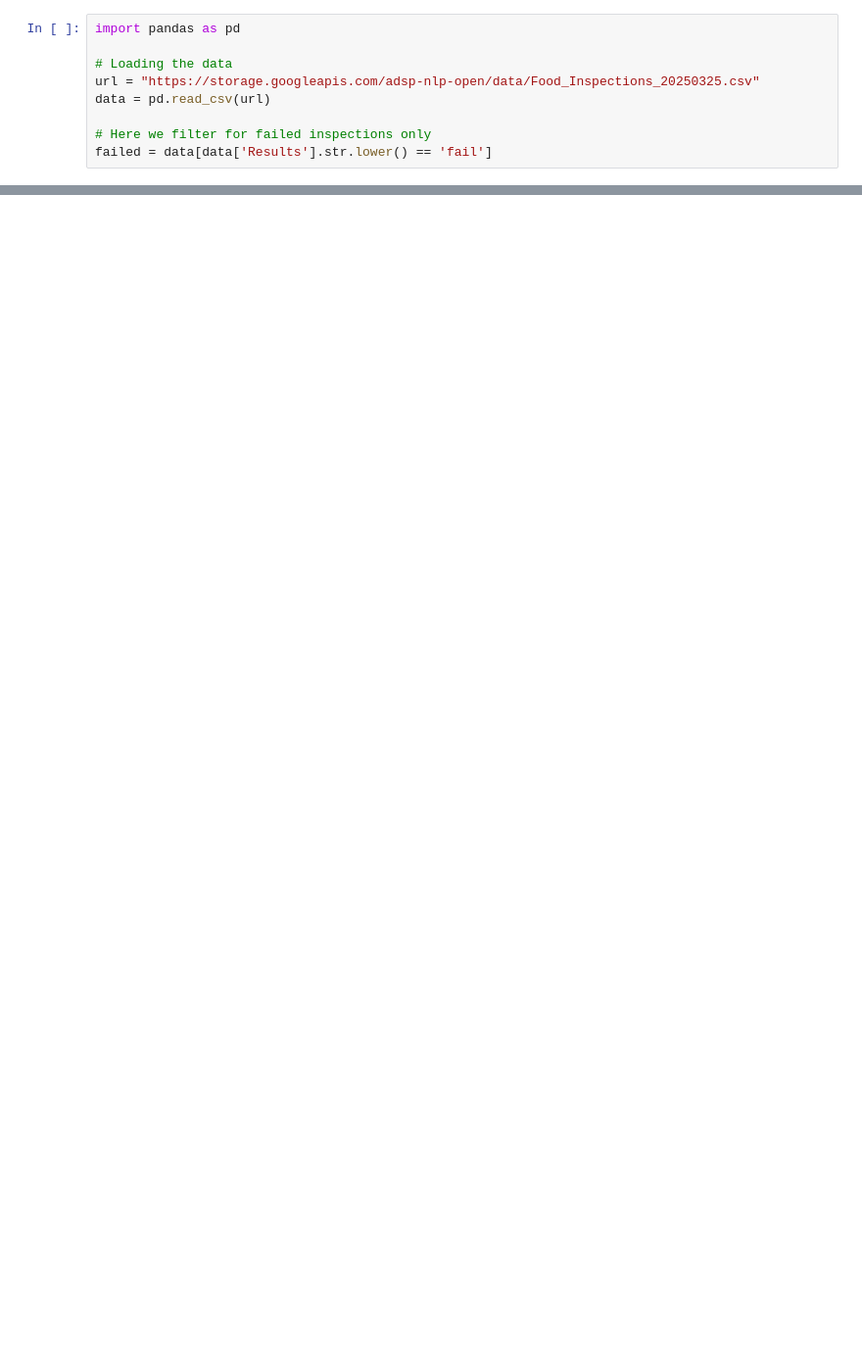
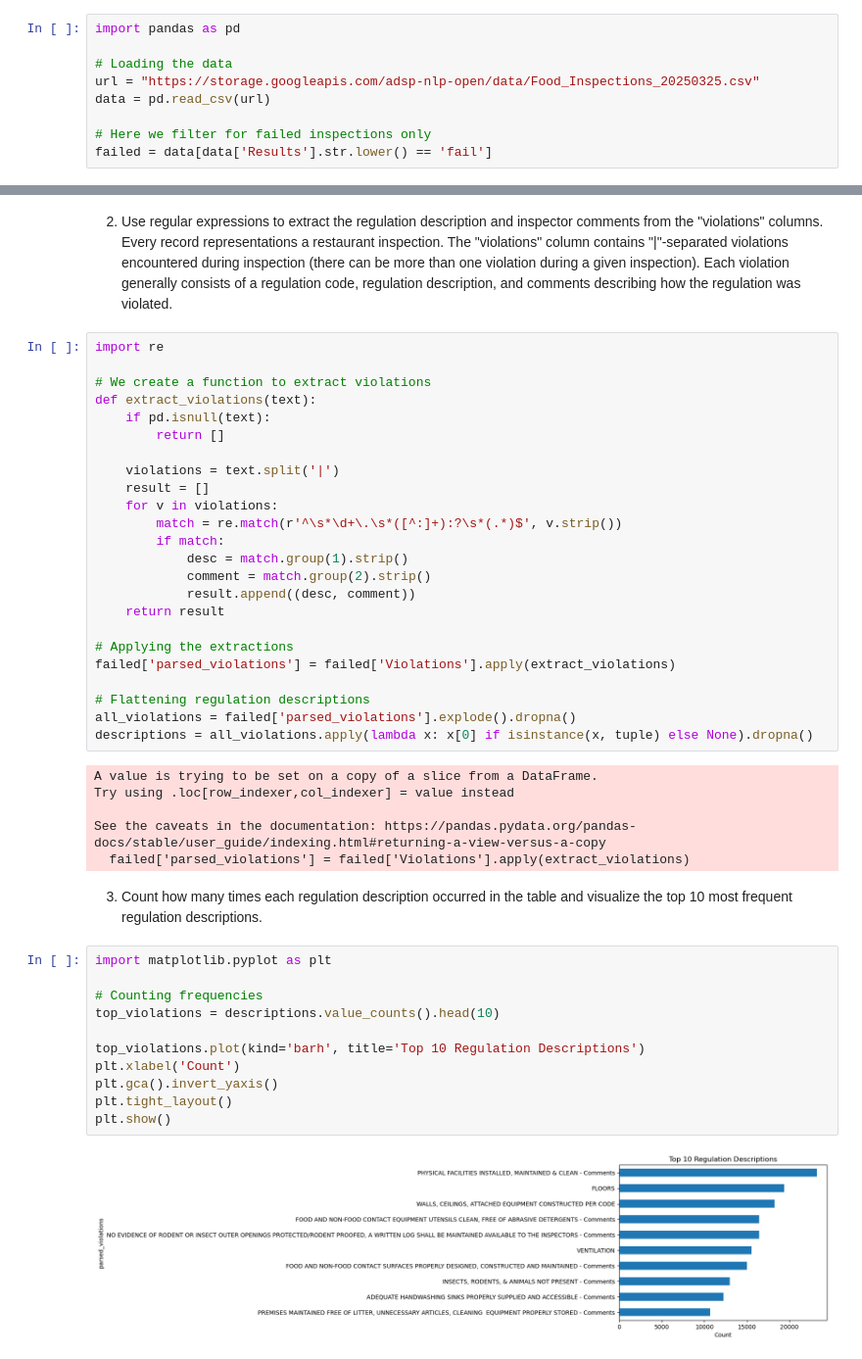
Before and after one commit to cicilymathew945/NLP, a Jupyter notebook: Assignment1.ipynb, the cells around one changed output, grey strips where cells are left out. Shown: that part at 98% size. Cells and saved outputs as stored; diff of their text form; blank space fills up the shorter version.

```diff
--- a/Assignment1.ipynb
+++ b/Assignment1.ipynb
@@ -16,3 +18,50 @@ failed.head()
 | 6 | 1084236 | THE JIBARITO STOP | THE JIBARITO STOP | 2156722.0 | Mobile Food Dispenser | Risk 3 (Low) | 2007-2009 S DAMEN AVE | CHICAGO | IL | ... |
 | 7 | 1084239 | MANJARES AL EXPRESS | MANJARES AL EXPRESS | 2021538.0 | Restaurant | Risk 1 (High) | 2226-2230 S ASHLAND AVE | CHICAGO | IL | ... |
 | 8 | 1084242 | CHISCREAM | CHISCREAM | 2152278.0 | Mobile Food Dispenser | Risk 3 (Low) | 324 N LEAVITT ST | CHICAGO | IL | ... |
+# %% [markdown]
+2. Use regular expressions to extract the regulation description and inspector comments from the "violations" columns. Every record representations a restaurant inspection. The "violations" column contains "|"-separated violations encountered during inspection (there can be more than one violation during a given inspection). Each violation generally consists of a regulation code, regulation description, and comments describing how the regulation was violated.
+# %%
+import re
+
+# We create a function to extract violations
+def extract_violations(text):
+    if pd.isnull(text):
+        return []
+
+    violations = text.split('|')
+    result = []
+    for v in violations:
+        match = re.match(r'^\s*\d+\.\s*([^:]+):?\s*(.*)$', v.strip())
+        if match:
+            desc = match.group(1).strip()
+            comment = match.group(2).strip()
+            result.append((desc, comment))
+    return result
+
+# Applying the extractions
+failed['parsed_violations'] = failed['Violations'].apply(extract_violations)
+
+# Flattening regulation descriptions
+all_violations = failed['parsed_violations'].explode().dropna()
+descriptions = all_violations.apply(lambda x: x[0] if isinstance(x, tuple) else None).dropna()
+# %% [output]
+A value is trying to be set on a copy of a slice from a DataFrame.
+Try using .loc[row_indexer,col_indexer] = value instead
+
+See the caveats in the documentation: https://pandas.pydata.org/pandas-docs/stable/user_guide/indexing.html#returning-a-view-versus-a-copy
+  failed['parsed_violations'] = failed['Violations'].apply(extract_violations)
+# %% [markdown]
+3. Count how many times each regulation description occurred in the table and visualize the top 10 most frequent regulation descriptions.
+# %%
+import matplotlib.pyplot as plt
+
+# Counting frequencies
+top_violations = descriptions.value_counts().head(10)
+
+top_violations.plot(kind='barh', title='Top 10 Regulation Descriptions')
+plt.xlabel('Count')
+plt.gca().invert_yaxis()
+plt.tight_layout()
+plt.show()
+# %% [output]
+[figure, added]
```
Also changed, not shown: parts of 3 cells of this notebook.
